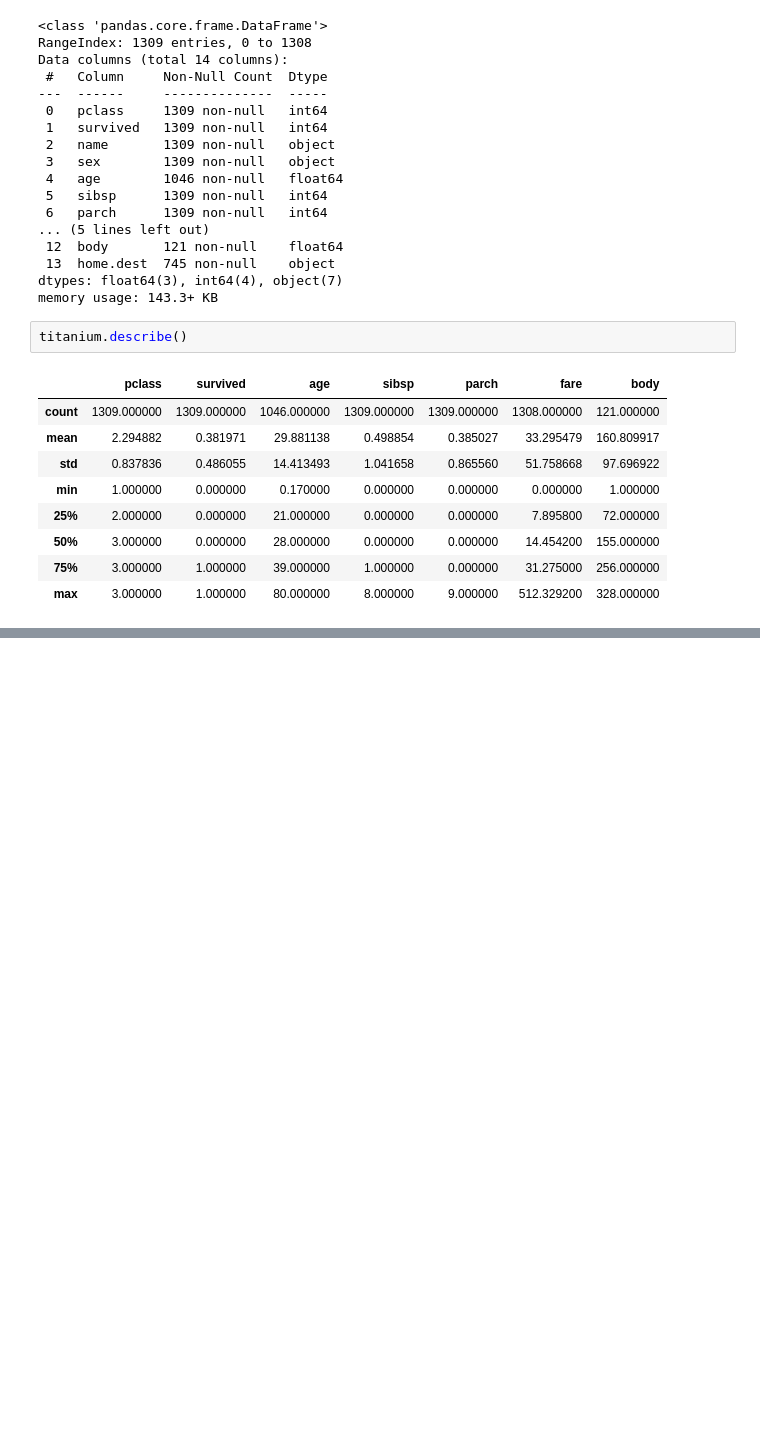
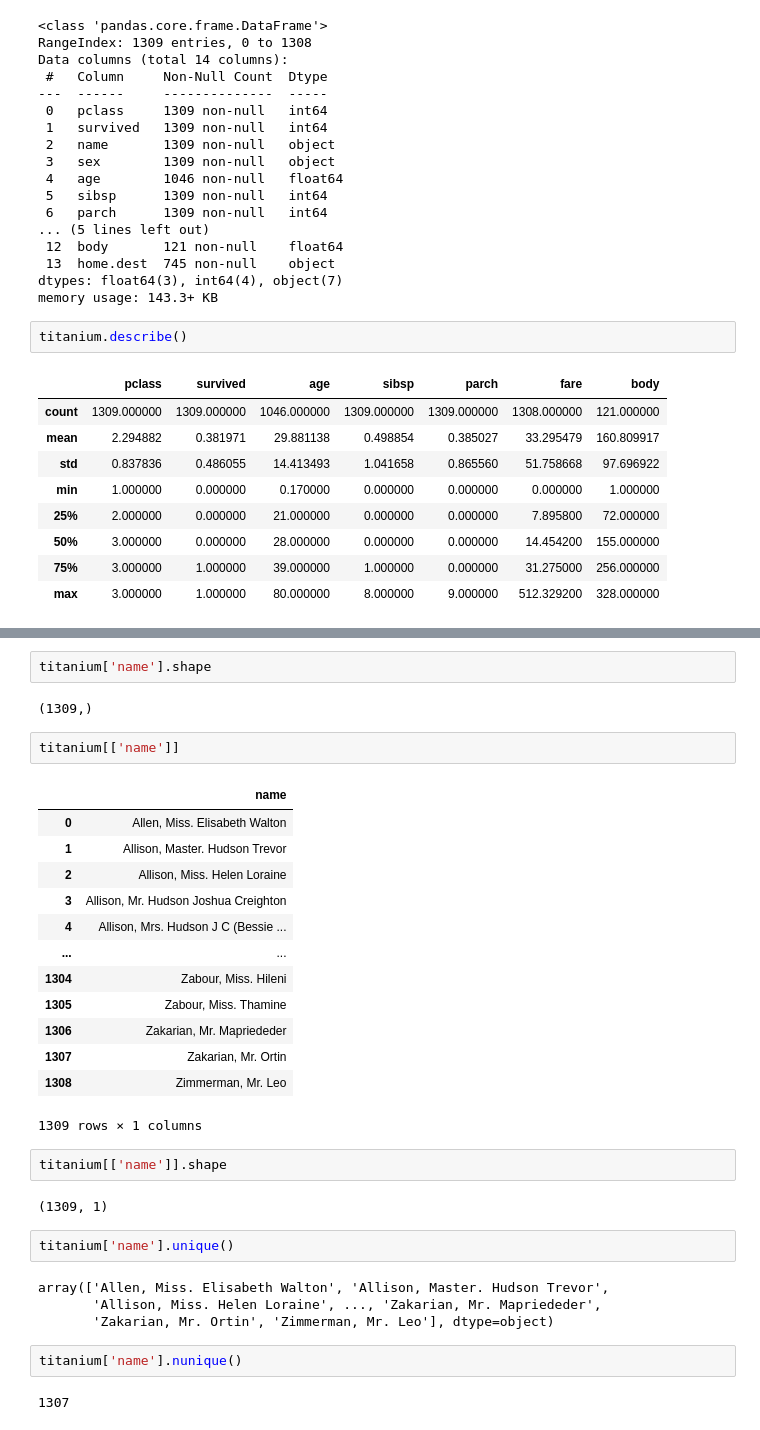
Before and after one commit to Shyamkumarnagilla/Internship-Data_Science_and_Machine_Learning, a Jupyter notebook: Untitled1.ipynb, the cells around one changed output, grey strips where cells are left out. Saved outputs shown, nothing was run; the diff lists cells and outputs as text; blank space fills up the shorter version.

```diff
--- a/Untitled1.ipynb
+++ b/Untitled1.ipynb
@@ -47,0 +108,34 @@ titanium.describe()
+# %%
+titanium['name'].shape
+# %% [output]
+(1309,)
+# %%
+titanium[['name']]
+# %% [output]
+|  | name |
+| 0 | Allen, Miss. Elisabeth Walton |
+| 1 | Allison, Master. Hudson Trevor |
+| 2 | Allison, Miss. Helen Loraine |
+| 3 | Allison, Mr. Hudson Joshua Creighton |
+| 4 | Allison, Mrs. Hudson J C (Bessie ... |
+| ... | ... |
+| 1304 | Zabour, Miss. Hileni |
+| 1305 | Zabour, Miss. Thamine |
+| 1306 | Zakarian, Mr. Mapriededer |
+| 1307 | Zakarian, Mr. Ortin |
+| 1308 | Zimmerman, Mr. Leo |
+1309 rows × 1 columns
+# %%
+titanium[['name']].shape
+# %% [output]
+(1309, 1)
+# %%
+titanium['name'].unique()
+# %% [output]
+array(['Allen, Miss. Elisabeth Walton', 'Allison, Master. Hudson Trevor',
+       'Allison, Miss. Helen Loraine', ..., 'Zakarian, Mr. Mapriededer',
+       'Zakarian, Mr. Ortin', 'Zimmerman, Mr. Leo'], dtype=object)
+# %%
+titanium['name'].nunique()
+# %% [output]
+1307
```
Also changed, not shown: parts of 13 cells of this notebook.
